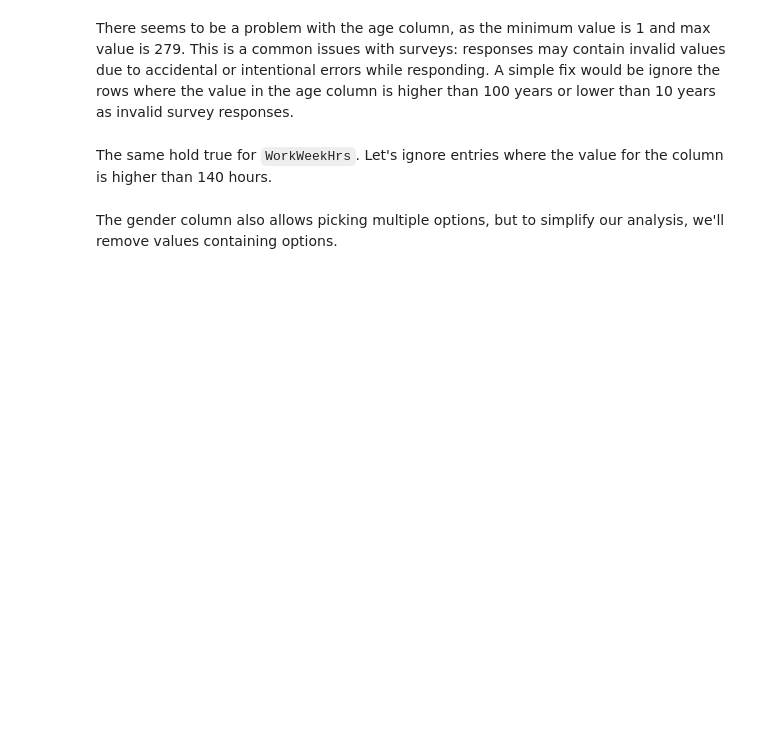
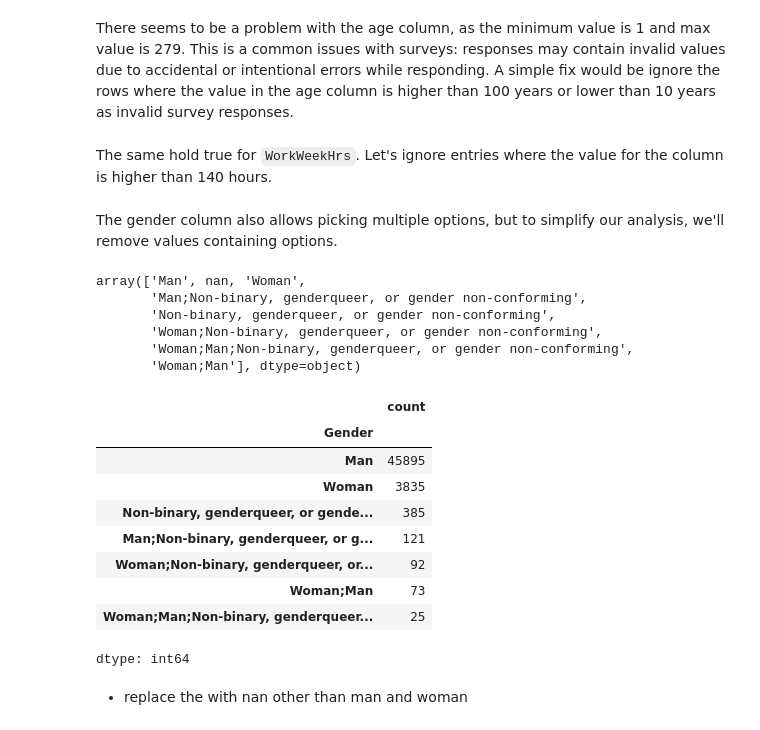
Before and after one commit to Harish-lvrk/Data-Analysis-project, a Jupyter notebook: EDA_StackOverflow_2025_surveydata.ipynb, the cells around one changed output. Drawn from its saved outputs; the diff is of its cells as text; code cells hidden in the pictures; blank space fills up the shorter version.

```diff
--- a/EDA_StackOverflow_2025_surveydata.ipynb
+++ b/EDA_StackOverflow_2025_surveydata.ipynb
@@ -592,3 +592,27 @@ The same hold true for `WorkWeekHrs`. Let's ignore entries where the value for t
 survey_df.drop(survey_df[survey_df.WorkWeekHrs > 140].index, inplace=True)
 # %% [markdown]
 The gender column also allows picking multiple options, but to simplify our analysis, we'll remove values containing options.
+# %%
+survey_df.Gender.unique()
+# %% [output]
+array(['Man', nan, 'Woman',
+       'Man;Non-binary, genderqueer, or gender non-conforming',
+       'Non-binary, genderqueer, or gender non-conforming',
+       'Woman;Non-binary, genderqueer, or gender non-conforming',
+       'Woman;Man;Non-binary, genderqueer, or gender non-conforming',
+       'Woman;Man'], dtype=object)
+# %%
+survey_df['Gender'].value_counts()
+# %% [output]
+|  | count |
+| Gender |  |
+| Man | 45895 |
+| Woman | 3835 |
+| Non-binary, genderqueer, or gende... | 385 |
+| Man;Non-binary, genderqueer, or g... | 121 |
+| Woman;Non-binary, genderqueer, or... | 92 |
+| Woman;Man | 73 |
+| Woman;Man;Non-binary, genderqueer... | 25 |
+dtype: int64
+# %% [markdown]
+- replace the with nan other than man and woman
```
Also changed, not shown: parts of 4 cells of this notebook.
